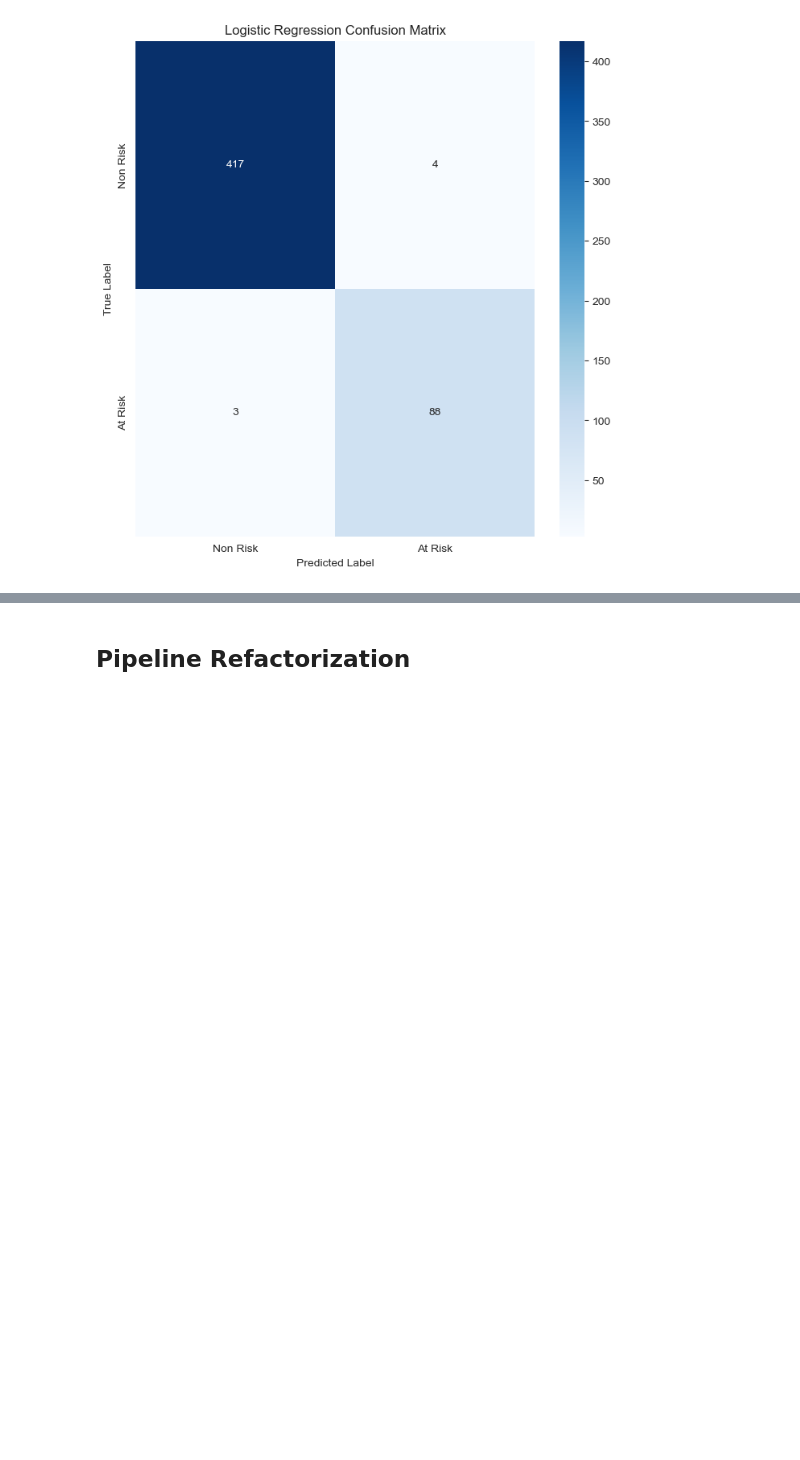
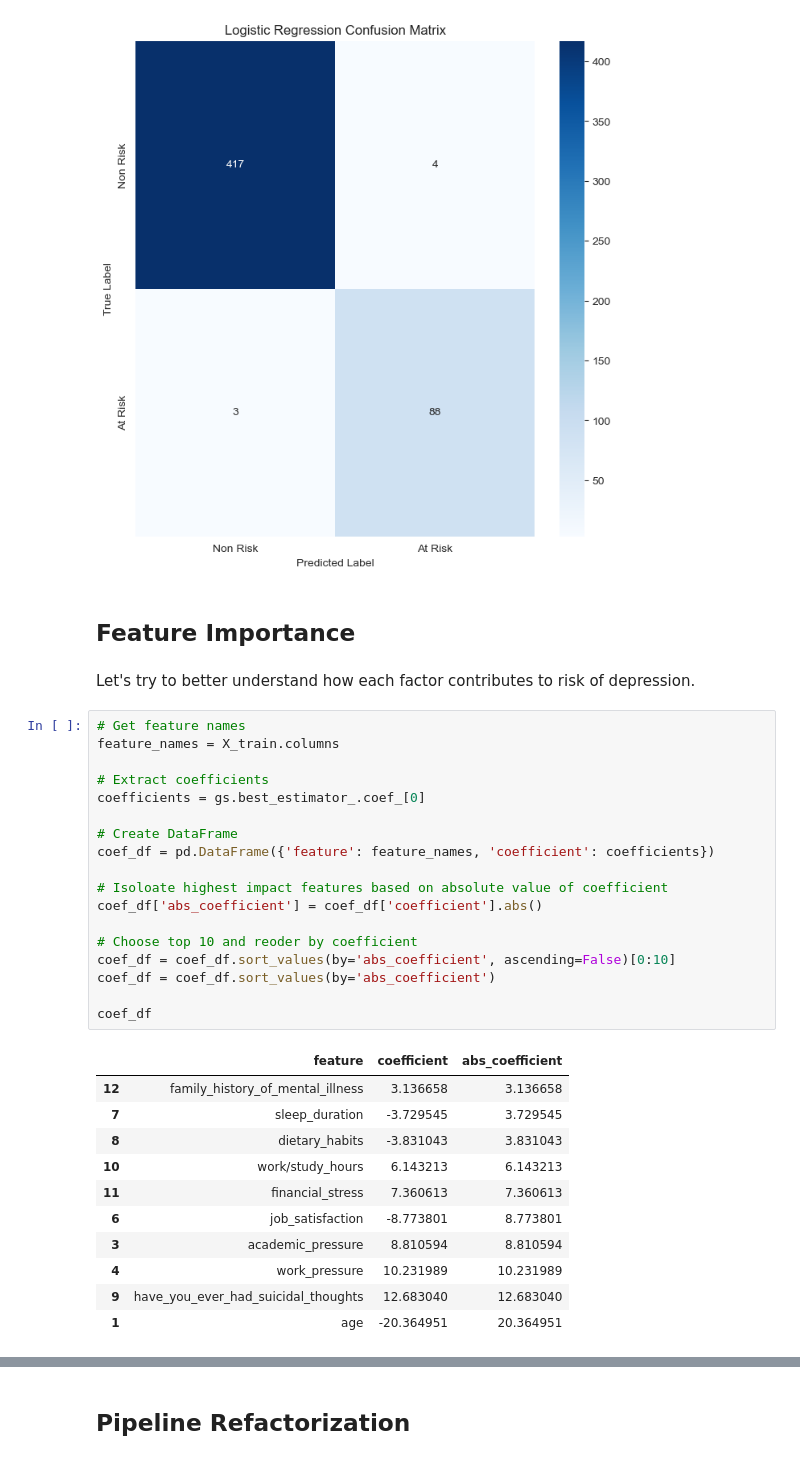
Before and after one commit to elijahlopez94/depression_survey_analysis, a Jupyter notebook: ml.ipynb, the cells around one changed output, grey strips where cells are left out. Cells and saved outputs as stored; diff of their text form; blank space fills up the shorter version.

```diff
--- a/ml.ipynb
+++ b/ml.ipynb
@@ -365,3 +366,37 @@ plt.ylabel('True Label')
 plt.show();
 # %% [output]
 [figure]
+# %% [markdown]
+## Feature Importance
+# %% [markdown]
+Let's try to better understand how each factor contributes to risk of depression.
+# %%
+# Get feature names
+feature_names = X_train.columns
+
+# Extract coefficients
+coefficients = gs.best_estimator_.coef_[0]
+
+# Create DataFrame
+coef_df = pd.DataFrame({'feature': feature_names, 'coefficient': coefficients})
+
+# Isoloate highest impact features based on absolute value of coefficient
+coef_df['abs_coefficient'] = coef_df['coefficient'].abs()
+
+# Choose top 10 and reoder by coefficient
+coef_df = coef_df.sort_values(by='abs_coefficient', ascending=False)[0:10]
+coef_df = coef_df.sort_values(by='abs_coefficient')
+
+coef_df
+# %% [output]
+|  | feature | coefficient | abs_coefficient |
+| 12 | family_history_of_mental_illness | 3.136658 | 3.136658 |
+| 7 | sleep_duration | -3.729545 | 3.729545 |
+| 8 | dietary_habits | -3.831043 | 3.831043 |
+| 10 | work/study_hours | 6.143213 | 6.143213 |
+| 11 | financial_stress | 7.360613 | 7.360613 |
+| 6 | job_satisfaction | -8.773801 | 8.773801 |
+| 3 | academic_pressure | 8.810594 | 8.810594 |
+| 4 | work_pressure | 10.231989 | 10.231989 |
+| 9 | have_you_ever_had_suicidal_thoughts | 12.683040 | 12.683040 |
+| 1 | age | -20.364951 | 20.364951 |
```
Also changed, not shown: parts of 19 cells of this notebook, 1 other file.
